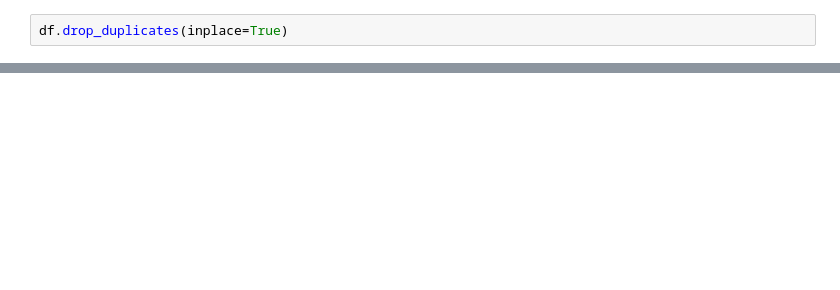
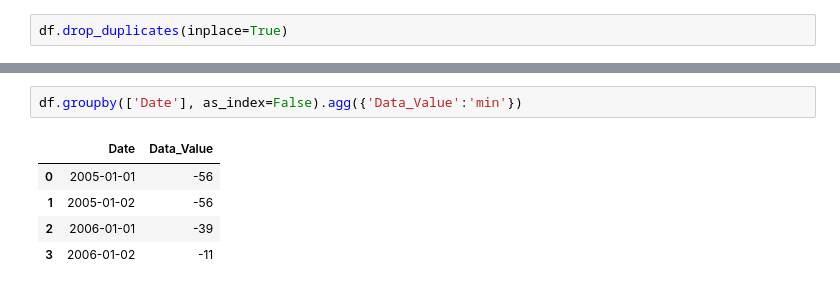
Before and after one commit to clawall/applied-plotting-charting-data-representation-in-python, a Jupyter notebook: SingleDay.ipynb, the cells around one changed output, grey strips where cells are left out. Drawn from its saved outputs; the diff is of its cells as text; blank space fills up the shorter version.

```diff
--- a/SingleDay.ipynb
+++ b/SingleDay.ipynb
@@ -93,0 +72,8 @@ min_df
+# %%
+df.groupby(['Date'], as_index=False).agg({'Data_Value':'min'})
+# %% [output]
+|  | Date | Data_Value |
+| 0 | 2005-01-01 | -56 |
+| 1 | 2005-01-02 | -56 |
+| 2 | 2006-01-01 | -39 |
+| 3 | 2006-01-02 | -11 |
```
Also changed, not shown: parts of 10 cells of this notebook, 1 other file.
